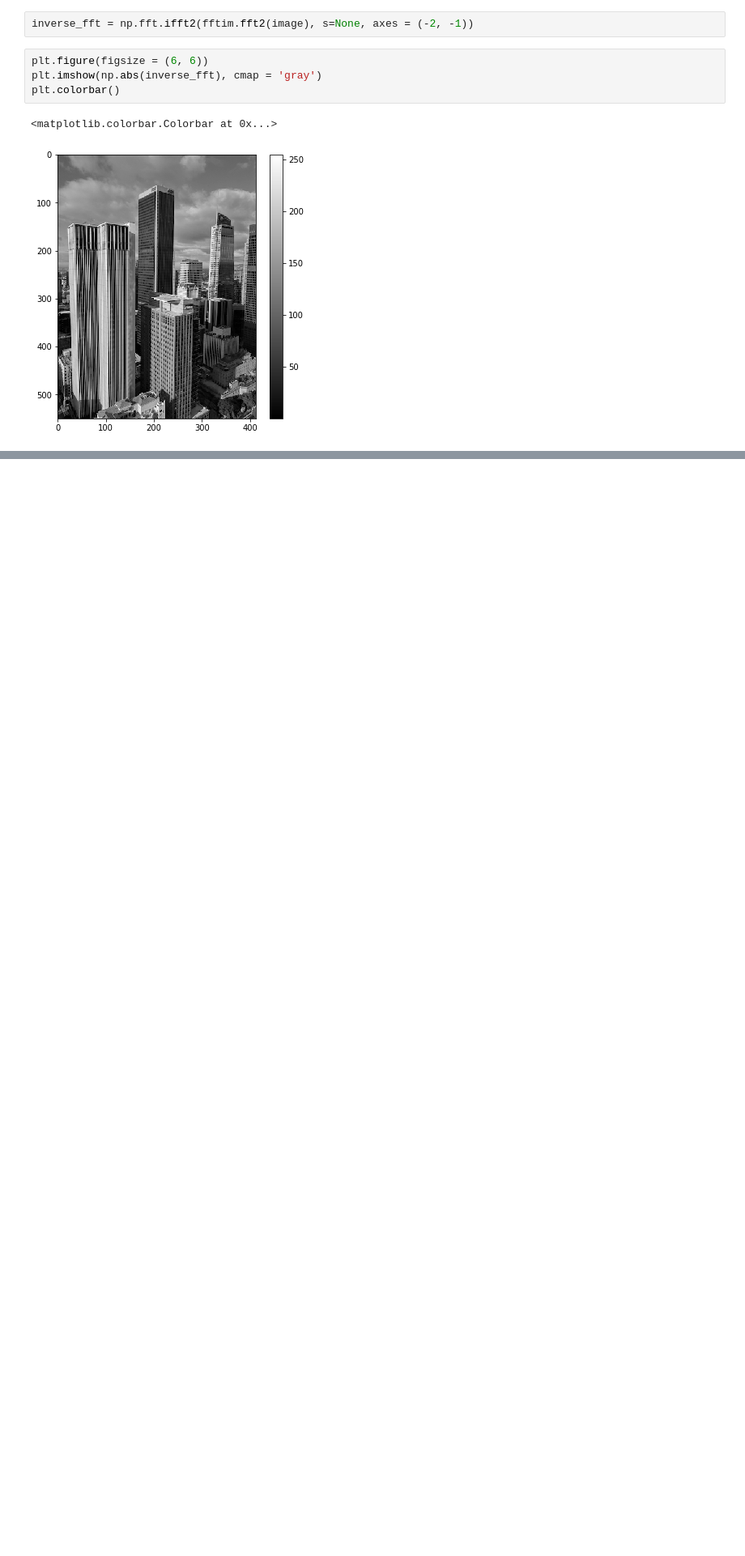
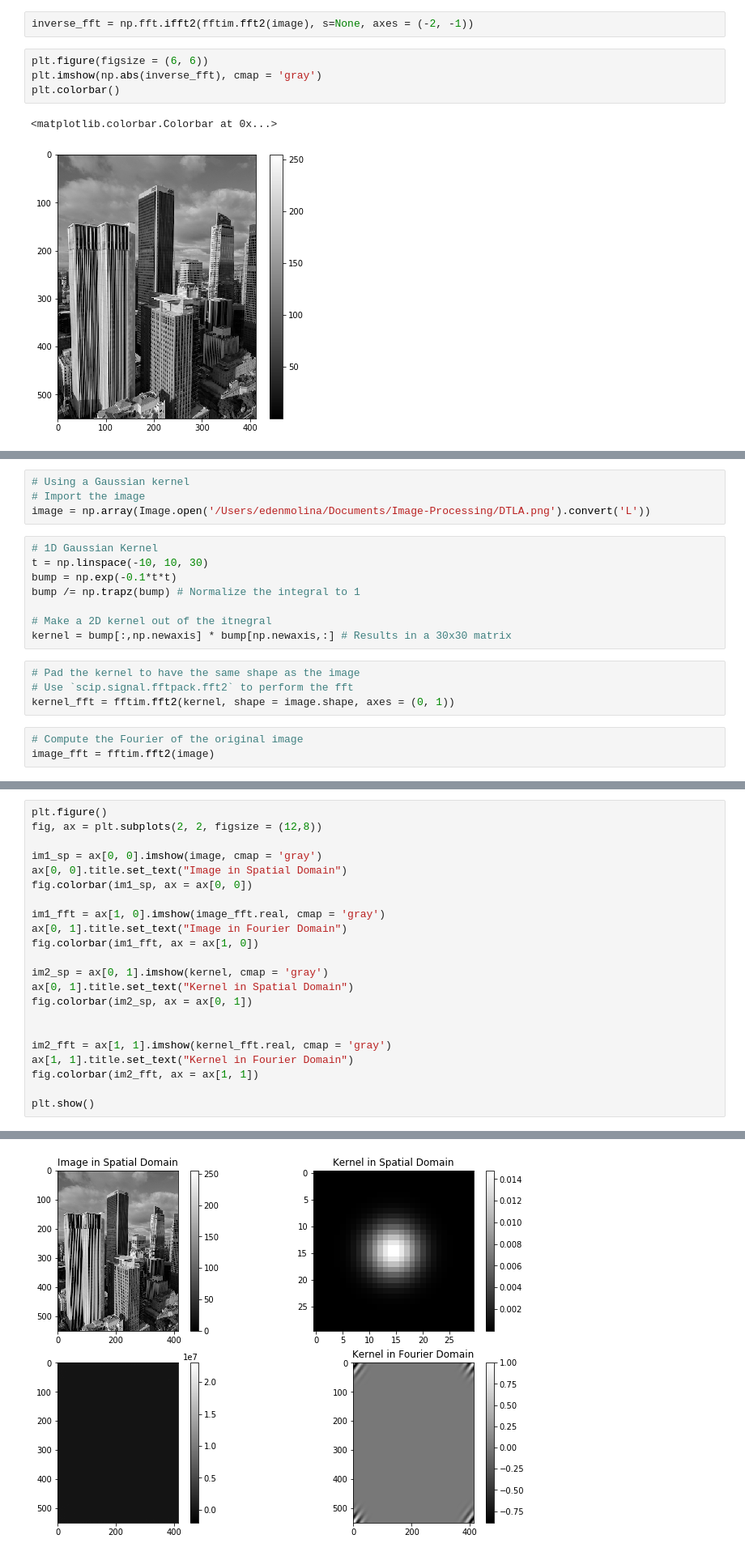
Before and after one commit to ednmolina/Image-Processing, a Jupyter notebook: Image Processing.ipynb, the cells around one changed output, grey strips where cells are left out. Shown at 81% size. Cells and saved outputs as stored; diff of their text form; blank space fills up the shorter version.

```diff
--- a/Image Processing.ipynb
+++ b/Image Processing.ipynb
@@ -864,3 +864,22 @@ $$
 H = F.G
 $$
 where F and G are the Fourier transforms of the functions $f$ and $g$ respectively and the $.$ represents multiplication. What this entails is, in Fourier space the complex operation of convolution is replaced by a more simple multiplication operation.
+# %%
+# Using a Gaussian kernel
+# Import the image
+image = np.array(Image.open('/Users/edenmolina/Documents/Image-Processing/DTLA.png').convert('L'))
+# %%
+# 1D Gaussian Kernel
+t = np.linspace(-10, 10, 30)
+bump = np.exp(-0.1*t*t)
+bump /= np.trapz(bump) # Normalize the integral to 1
+
+# Make a 2D kernel out of the itnegral
+kernel = bump[:,np.newaxis] * bump[np.newaxis,:] # Results in a 30x30 matrix
+# %%
+# Pad the kernel to have the same shape as the image
+# Use `scip.signal.fftpack.fft2` to perform the fft
+kernel_fft = fftim.fft2(kernel, shape = image.shape, axes = (0, 1))
+# %%
+# Compute the Fourier of the original image
+image_fft = fftim.fft2(image)
@@ -866,0 +888,23 @@ where F and G are the Fourier transforms of the functions $f$ and $g$ respective
+# %%
+plt.figure()
+fig, ax = plt.subplots(2, 2, figsize = (12,8))
+
+im1_sp = ax[0, 0].imshow(image, cmap = 'gray')
+ax[0, 0].title.set_text("Image in Spatial Domain")
+fig.colorbar(im1_sp, ax = ax[0, 0])
+
+im1_fft = ax[1, 0].imshow(image_fft.real, cmap = 'gray')
+ax[0, 1].title.set_text("Image in Fourier Domain")
+fig.colorbar(im1_fft, ax = ax[1, 0])
+
+im2_sp = ax[0, 1].imshow(kernel, cmap = 'gray')
+ax[0, 1].title.set_text("Kernel in Spatial Domain")
+fig.colorbar(im2_sp, ax = ax[0, 1])
+
+
+im2_fft = ax[1, 1].imshow(kernel_fft.real, cmap = 'gray')
+ax[1, 1].title.set_text("Kernel in Fourier Domain")
+fig.colorbar(im2_fft, ax = ax[1, 1])
+
+plt.show()
+# %% [output]
@@ -866,0 +912 @@ where F and G are the Fourier transforms of the functions $f$ and $g$ respective
+[figure, added]
```
Also changed, not shown: parts of 3 cells of this notebook.
